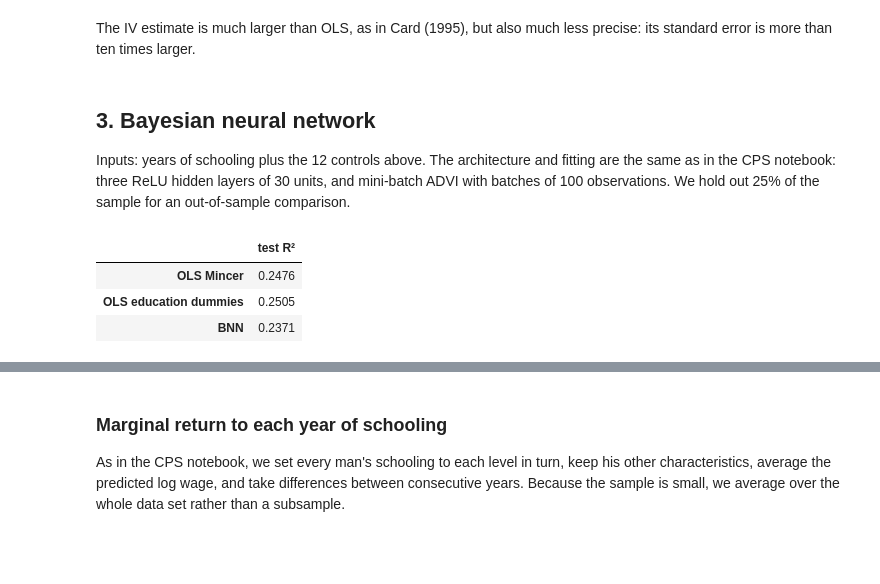
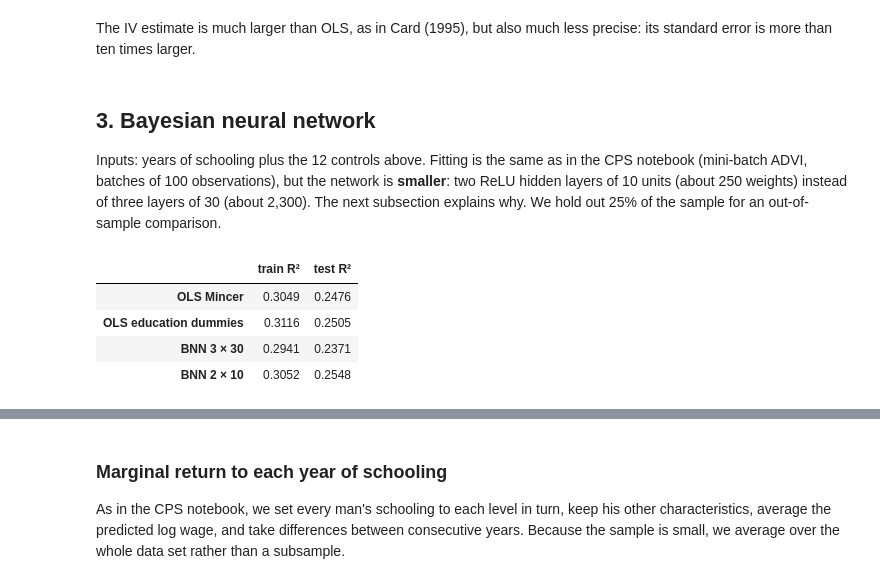
Before and after one commit to davide-ario/BNN, a Jupyter notebook: BNN_returns_to_education_card.ipynb, the cells around one changed output, grey strips where cells are left out. Cells and saved outputs as stored; diff of their text form; code cells hidden in the pictures; blank space fills up the shorter version.

```diff
--- a/BNN_returns_to_education_card.ipynb
+++ b/BNN_returns_to_education_card.ipynb
@@ -170,37 +171,59 @@ ols_steps = dummy_steps(dummies)
 # %% [markdown]
 ## 3. Bayesian neural network
 
-Inputs: years of schooling plus the 12 controls above. The architecture
-and fitting are the same as in the CPS notebook: three ReLU hidden layers of
-30 units, and mini-batch ADVI with batches of 100 observations. We hold out
-25% of the sample for an out-of-sample comparison.
+Inputs: years of schooling plus the 12 controls above. Fitting is the same
+as in the CPS notebook (mini-batch ADVI, batches of 100 observations), but
+the network is **smaller**: two ReLU hidden layers of 10 units (about 250
+weights) instead of three layers of 30 (about 2,300). The next subsection
+explains why. We hold out 25% of the sample for an out-of-sample
+comparison.
 # %%
 FEATURES = ["ed76"] + CONTROLS
 train, test = train_test_split(df, test_size=0.25, random_state=SEED)
 
 x_mean = train[FEATURES].mean().to_numpy()
 x_sd = train[FEATURES].std().to_numpy()
 y_mean, y_sd = train["lwage76"].mean(), train["lwage76"].std()
 
 
 def scale(d):
     return (d[FEATURES].to_numpy(float) - x_mean) / x_sd
 
 
+SMALL = dict(n_layers=2, n_hidden=10)
+LARGE = dict(n_layers=3, n_hidden=30)
+bnn_small = partial(bm.build_bnn, **SMALL)
+bnn_large = partial(bm.build_bnn, **LARGE)
+
 ys_train = ((train["lwage76"] - y_mean) / y_sd).to_numpy()
-idata_bnn, hist_bnn = bm.fit_advi(bm.build_bnn, scale(train), ys_train,
+idata_bnn, hist_bnn = bm.fit_advi(bnn_small, scale(train), ys_train,
                                   n_iter=60_000, batch_size=100, seed=SEED)
+idata_large, _ = bm.fit_advi(bnn_large, scale(train), ys_train,
+                             n_iter=60_000, batch_size=100, seed=SEED)
 
+# OLS benchmarks fitted on the same training sample
 ols_train = smf.ols(f"lwage76 ~ ed76 + {rhs}", train).fit()
 dum_train = smf.ols(f"lwage76 ~ C(ed_level) + {rhs}", train).fit()
-mu_test = bm.predict_mu(bm.build_bnn, idata_bnn, scale(test))
-pd.Series({
-    "OLS Mincer": r2_score(test["lwage76"], ols_train.predict(test)),
-    "OLS education dummies": r2_score(test["lwage76"], dum_train.predict(test)),
-    "BNN": r2_score(test["lwage76"], mu_test.mean(0) * y_sd + y_mean),
-}, name="test R²").round(4).to_frame()
+
+
+def bnn_r2(builder, idata, d):
+    mu = bm.predict_mu(builder, idata, scale(d))
+    return r2_score(d["lwage76"], mu.mean(0) * y_sd + y_mean)
+
+
+pd.DataFrame({
+    "train R²": {"OLS Mincer": ols_train.rsquared,
+                 "OLS education dummies": dum_train.rsquared,
+                 "BNN 3 × 30": bnn_r2(bnn_large, idata_large, train),
+                 "BNN 2 × 10": bnn_r2(bnn_small, idata_bnn, train)},
+    "test R²": {"OLS Mincer": r2_score(test["lwage76"], ols_train.predict(test)),
+                "OLS education dummies": r2_score(test["lwage76"], dum_train.predict(test)),
+                "BNN 3 × 30": bnn_r2(bnn_large, idata_large, test),
+                "BNN 2 × 10": bnn_r2(bnn_small, idata_bnn, test)},
+}).round(4)
 # %% [output]
-|  | test R² |
-| OLS Mincer | 0.2476 |
-| OLS education dummies | 0.2505 |
-| BNN | 0.2371 |
+|  | train R² | test R² |
+| OLS Mincer | 0.3049 | 0.2476 |
+| OLS education dummies | 0.3116 | 0.2505 |
+| BNN 3 × 30 | 0.2941 | 0.2371 |
+| BNN 2 × 10 | 0.3052 | 0.2548 |
```
Also changed, not shown: parts of 11 cells of this notebook, 1 other file.
